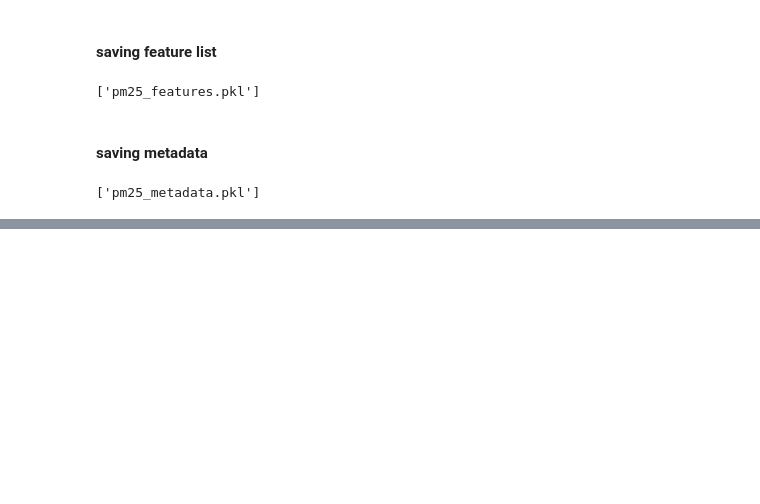
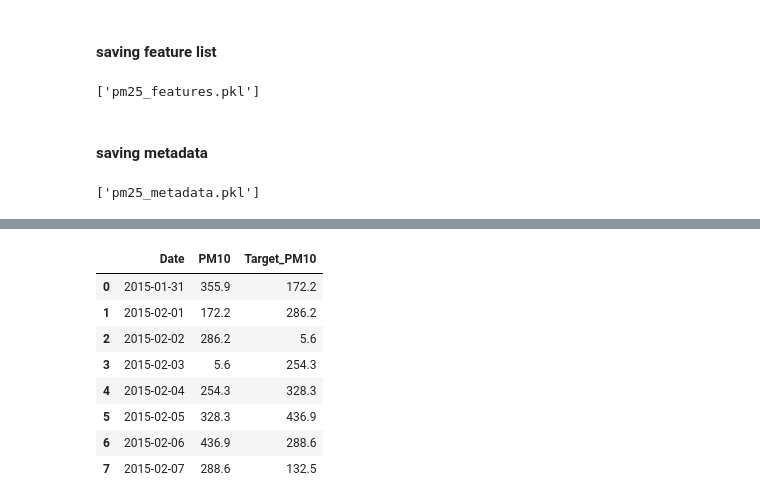
Before and after one commit to Shachi12Shukla/ET-Hackathon-2.O, a Jupyter notebook: backend/AI/forecasting/featureEng_train/feature_eng_and_train.ipynb, the cells around one changed output, grey strips where cells are left out. Saved outputs shown, nothing was run; the diff lists cells and outputs as text; code cells hidden in the pictures; blank space fills up the shorter version.

```diff
--- a/backend/AI/preprocessing/feature_eng.ipynb
+++ b/backend/AI/forecasting/featureEng_train/feature_eng_and_train.ipynb
@@ -537,0 +562,12 @@ joblib.dump(metadata, "pm25_metadata.pkl")
+# %%
+df_copy[["Date","PM10","Target_PM10"]].head(8)
+# %% [output]
+|  | Date | PM10 | Target_PM10 |
+| 0 | 2015-01-31 | 355.9 | 172.2 |
+| 1 | 2015-02-01 | 172.2 | 286.2 |
+| 2 | 2015-02-02 | 286.2 | 5.6 |
+| 3 | 2015-02-03 | 5.6 | 254.3 |
+| 4 | 2015-02-04 | 254.3 | 328.3 |
+| 5 | 2015-02-05 | 328.3 | 436.9 |
+| 6 | 2015-02-06 | 436.9 | 288.6 |
+| 7 | 2015-02-07 | 288.6 | 132.5 |
```
Also changed, not shown: parts of 24 cells of this notebook, 8 other files.
